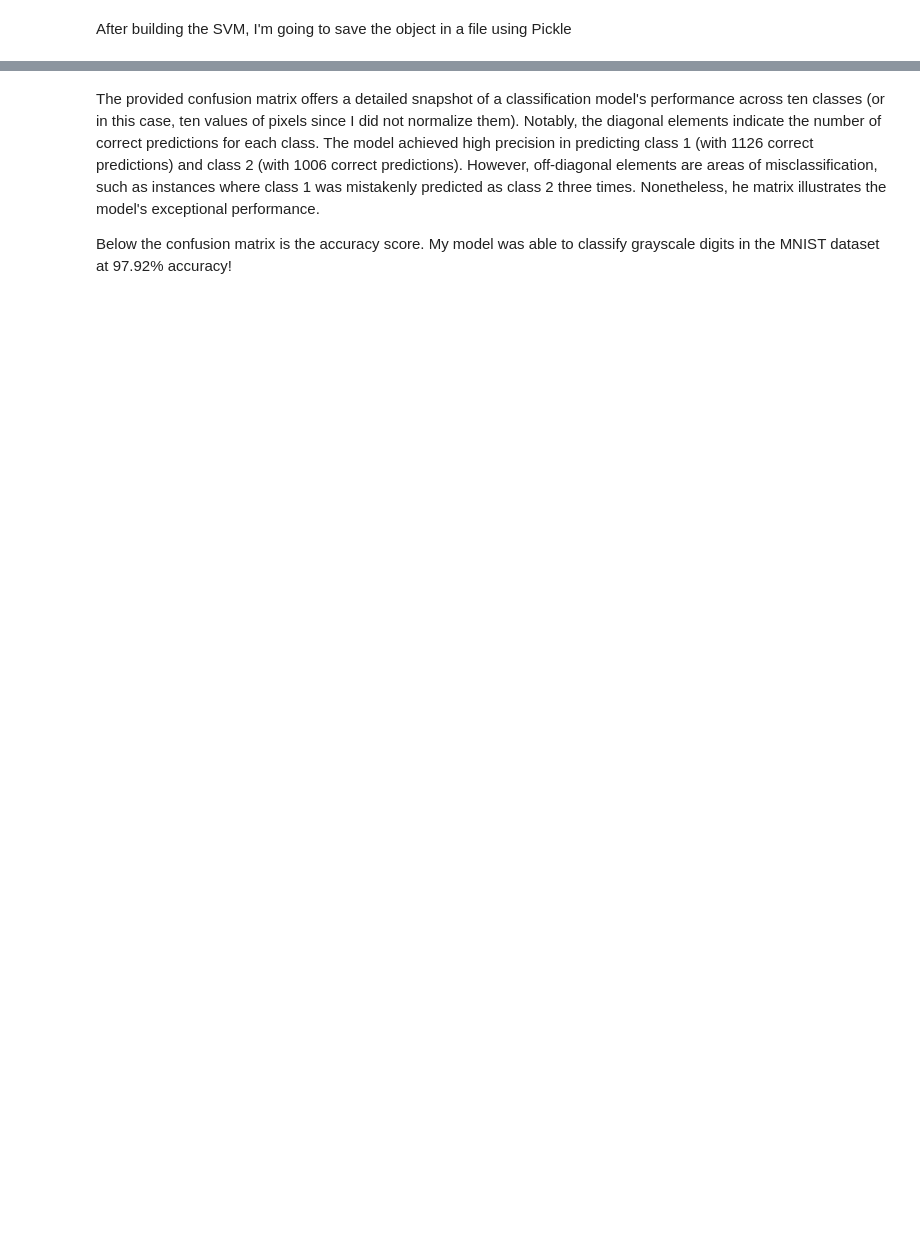
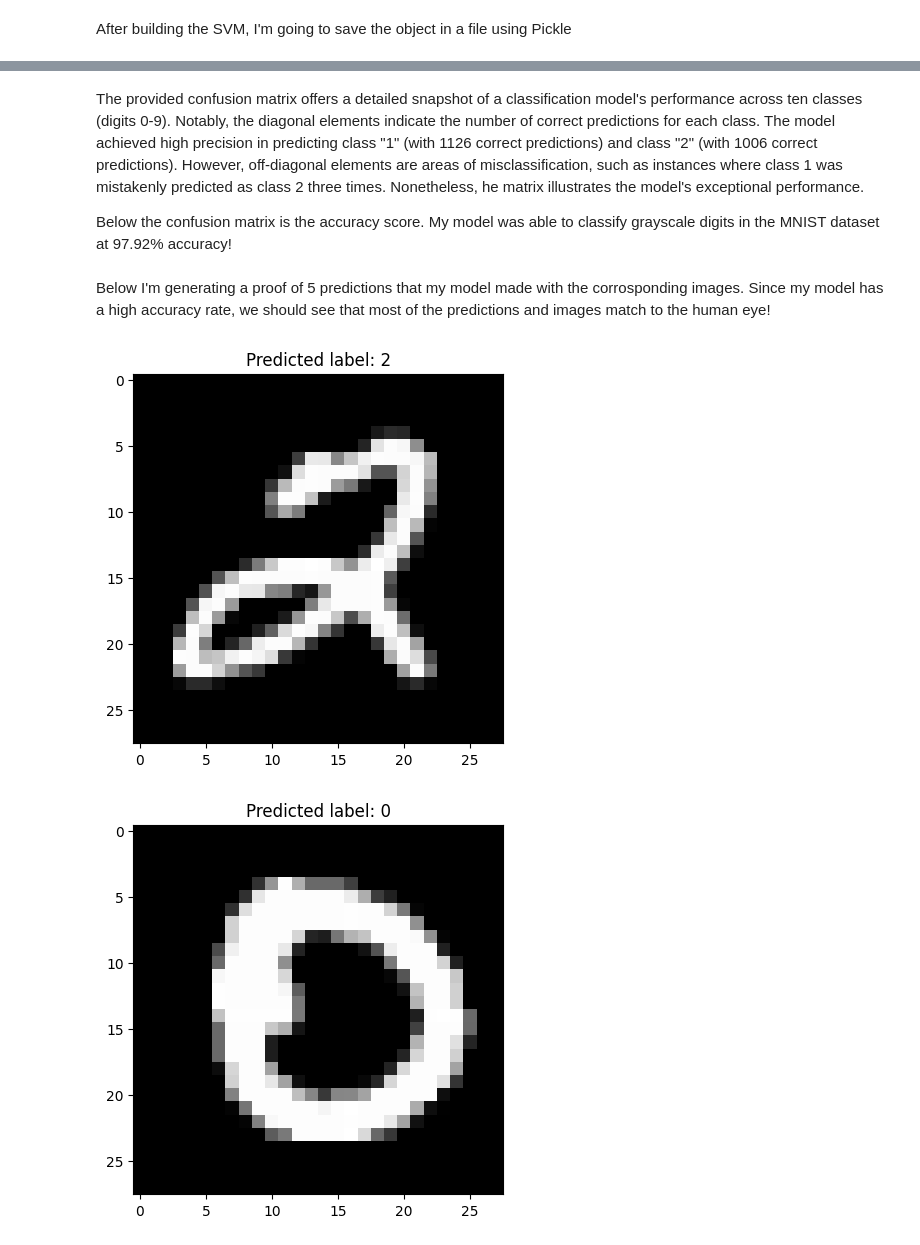
Before and after one commit to micahborg/MNIST_guesser, a Jupyter notebook: model_script.ipynb, the cells around one changed output, grey strips where cells are left out. Drawn from its saved outputs; the diff is of its cells as text; code cells hidden in the pictures; blank space fills up the shorter version.

Commit message:
Model update

```diff
--- a/model_script.ipynb
+++ b/model_script.ipynb
@@ -64,4 +69,23 @@ accuracy_score(y_test, y_pred)
 # %% [markdown]
-The provided confusion matrix offers a detailed snapshot of a classification model's performance across ten classes (or in this case, ten values of pixels since I did not normalize them). Notably, the diagonal elements indicate the number of correct predictions for each class. The model achieved high precision in predicting class 1 (with 1126 correct predictions) and class 2 (with 1006 correct predictions). However, off-diagonal elements are areas of misclassification, such as instances where class 1 was mistakenly predicted as class 2 three times. Nonetheless, he matrix illustrates the model's exceptional performance.
+The provided confusion matrix offers a detailed snapshot of a classification model's performance across ten classes (digits 0-9). Notably, the diagonal elements indicate the number of correct predictions for each class. The model achieved high precision in predicting class "1" (with 1126 correct predictions) and class "2" (with 1006 correct predictions). However, off-diagonal elements are areas of misclassification, such as instances where class 1 was mistakenly predicted as class 2 three times. Nonetheless, he matrix illustrates the model's exceptional performance.
 
 Below the confusion matrix is the accuracy score. My model was able to classify grayscale digits in the MNIST dataset at 97.92% accuracy!
+# %% [markdown]
+Below I'm generating a proof of 5 predictions that my model made with the corrosponding images. Since my model has a high accuracy rate, we should see that most of the predictions and images match to the human eye!
+# %%
+import pickle
+svm_model = pickle.load(open('svm_model.pkl', 'rb'))
+
+for i in range(5):
+    pixel_data = []
+    for j in range(784): # 784 pixels in each image
+        pixel_data.append(X_test[f'pixel_{j}'][i])
+    pixel_array = np.array(pixel_data, dtype='uint8')
+    image_matrix = pixel_array.reshape((28, 28))
+
+    plt.imshow(image_matrix, cmap='gray')  # 'gray' colormap for black and white images
+    plt.title(f"Predicted label: {y_pred[i]}")
+    plt.show()
+# %% [output]
+[figure, added]
+[figure, added]
```
Also changed, not shown: parts of 7 cells of this notebook, 3 other files.
